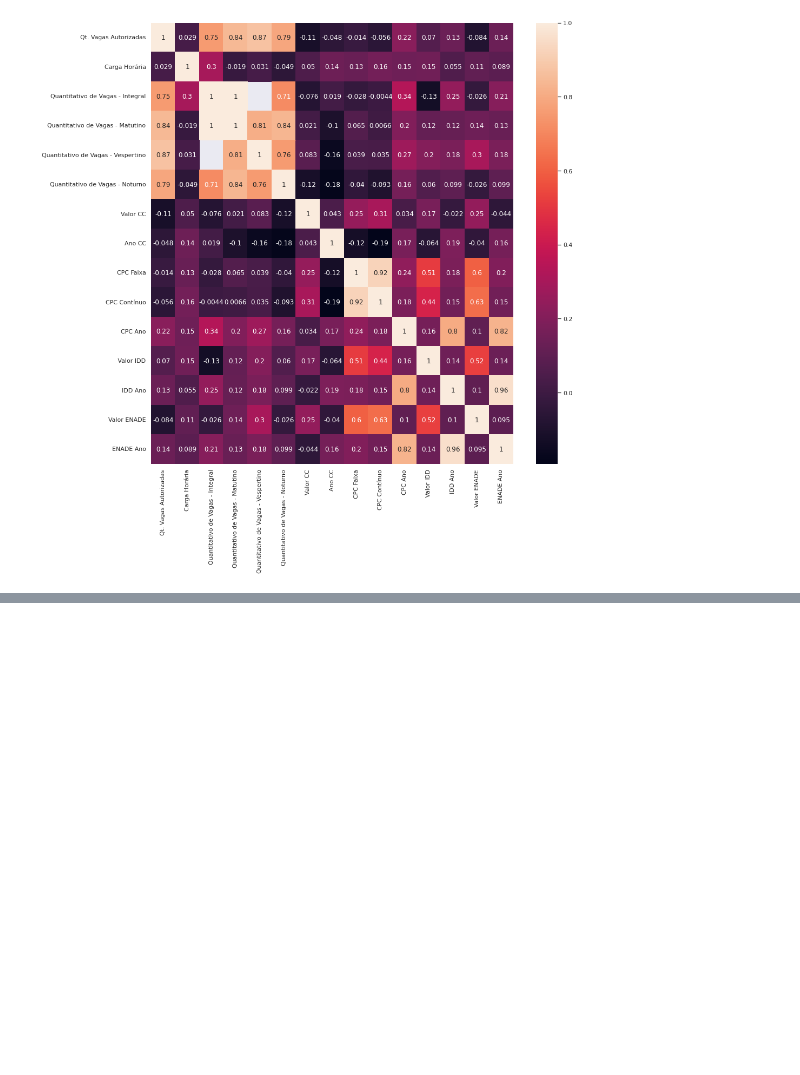
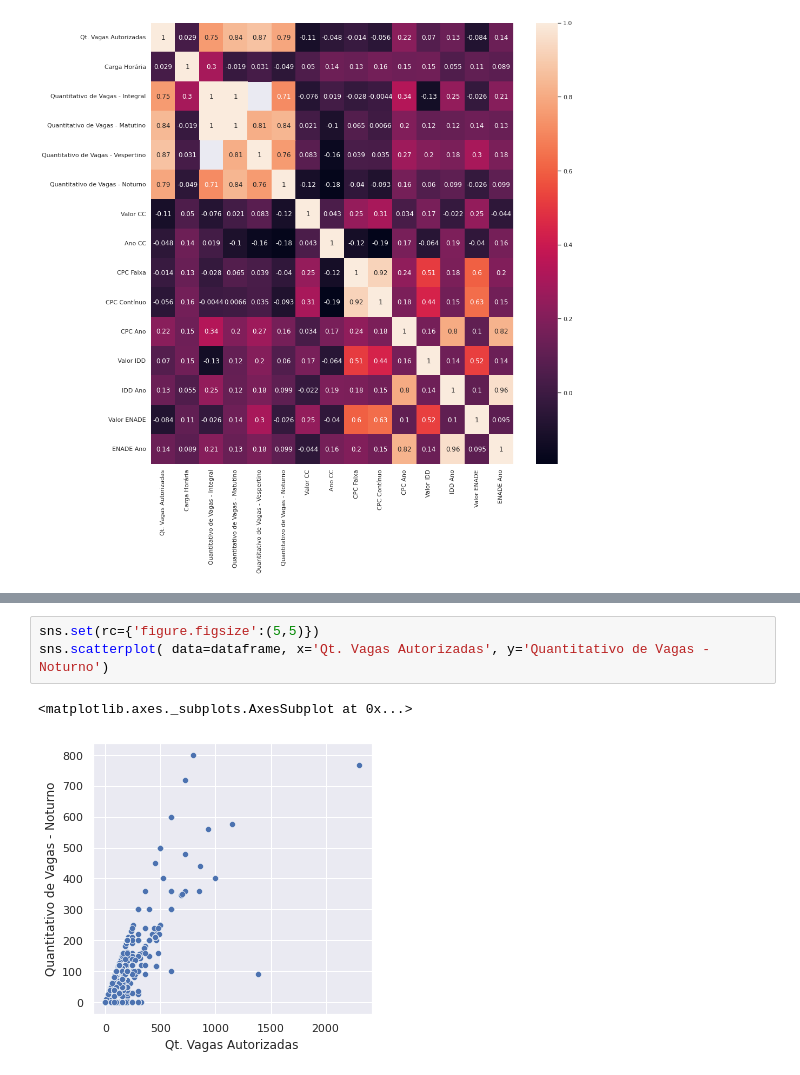
Before and after one commit to edupires89/datascience, a Jupyter notebook: 01_exploratoryanalysis.ipynb, the cells around one changed output, grey strips where cells are left out. Saved outputs shown, nothing was run; the diff lists cells and outputs as text; blank space fills up the shorter version.

```diff
--- a/01_exploratoryanalysis.ipynb
+++ b/01_exploratoryanalysis.ipynb
@@ -218,0 +250,6 @@ sns.heatmap( dataframe.corr(), annot=True )
+# %%
+sns.set(rc={'figure.figsize':(5,5)})
+sns.scatterplot( data=dataframe, x='Qt. Vagas Autorizadas', y='Quantitativo de Vagas - Noturno')
+# %% [output]
+<matplotlib.axes._subplots.AxesSubplot at 0x...>
+[figure, added]
```
Also changed, not shown: parts of 3 cells of this notebook.
